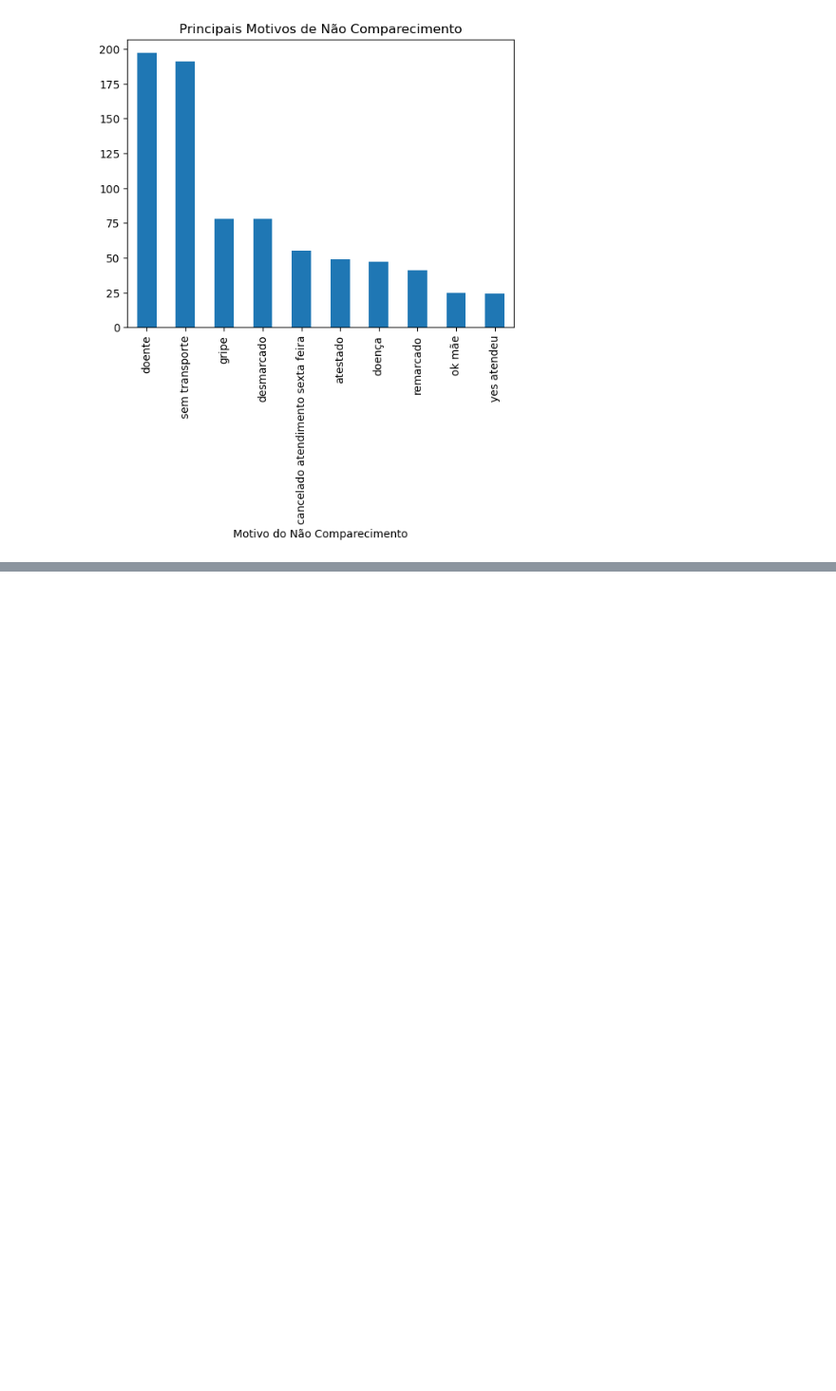
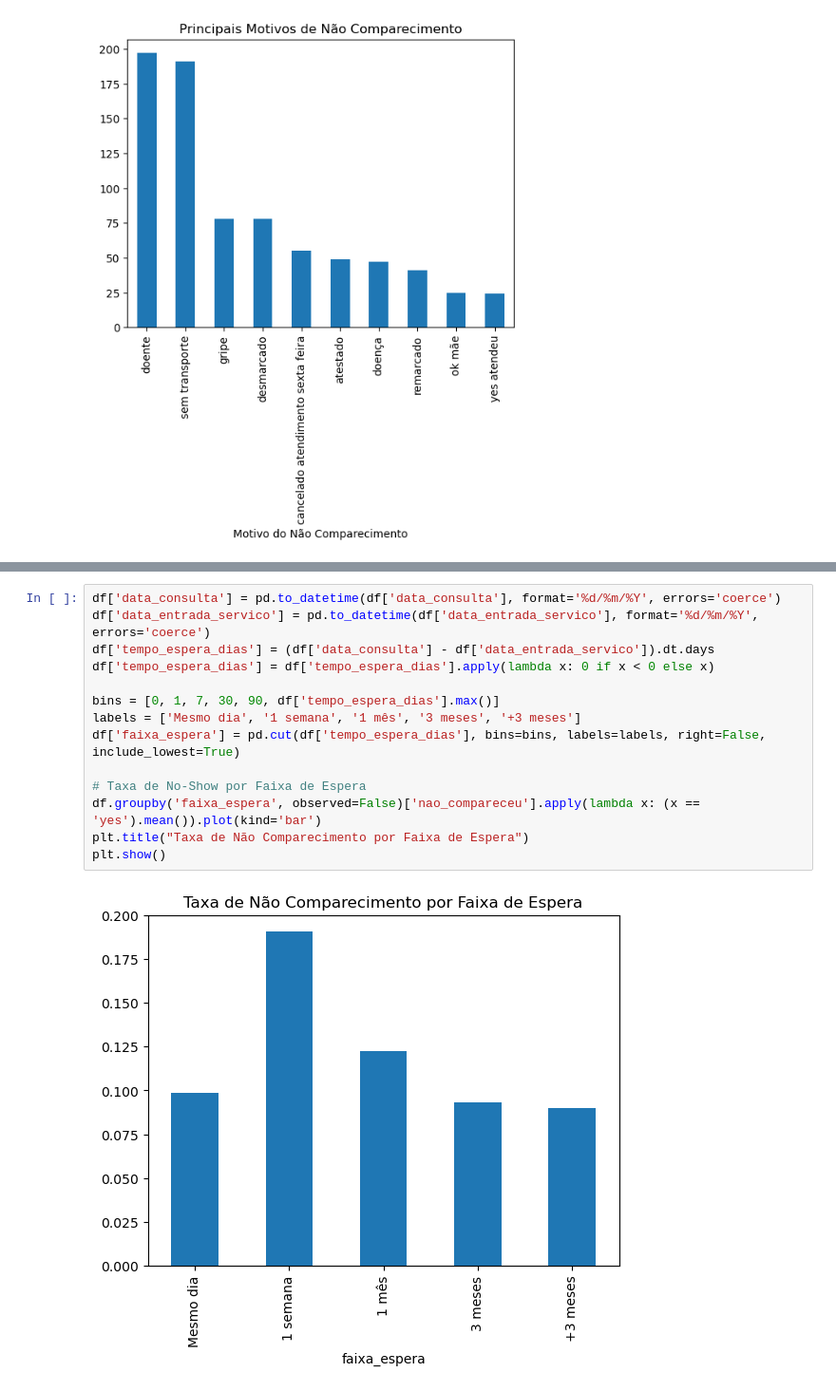
Before and after one commit to RodrigoD4v/no-show-prediction-model, a Jupyter notebook: notebooks/01_EDA.ipynb, the cells around one changed output, grey strips where cells are left out. Shown at 95% size. Cells and saved outputs as stored; diff of their text form; blank space fills up the shorter version.

```diff
--- a/notebooks/01_EDA.ipynb
+++ b/notebooks/01_EDA.ipynb
@@ -346,0 +350,16 @@ plt.show()
+# %%
+df['data_consulta'] = pd.to_datetime(df['data_consulta'], format='%d/%m/%Y', errors='coerce')
+df['data_entrada_servico'] = pd.to_datetime(df['data_entrada_servico'], format='%d/%m/%Y', errors='coerce')
+df['tempo_espera_dias'] = (df['data_consulta'] - df['data_entrada_servico']).dt.days
+df['tempo_espera_dias'] = df['tempo_espera_dias'].apply(lambda x: 0 if x < 0 else x)
+
+bins = [0, 1, 7, 30, 90, df['tempo_espera_dias'].max()]
+labels = ['Mesmo dia', '1 semana', '1 mês', '3 meses', '+3 meses']
+df['faixa_espera'] = pd.cut(df['tempo_espera_dias'], bins=bins, labels=labels, right=False, include_lowest=True)
+
+# Taxa de No-Show por Faixa de Espera
+df.groupby('faixa_espera', observed=False)['nao_compareceu'].apply(lambda x: (x == 'yes').mean()).plot(kind='bar')
+plt.title("Taxa de Não Comparecimento por Faixa de Espera")
+plt.show()
+# %% [output]
+[figure, added]
```
Also changed, not shown: parts of 6 cells of this notebook.
